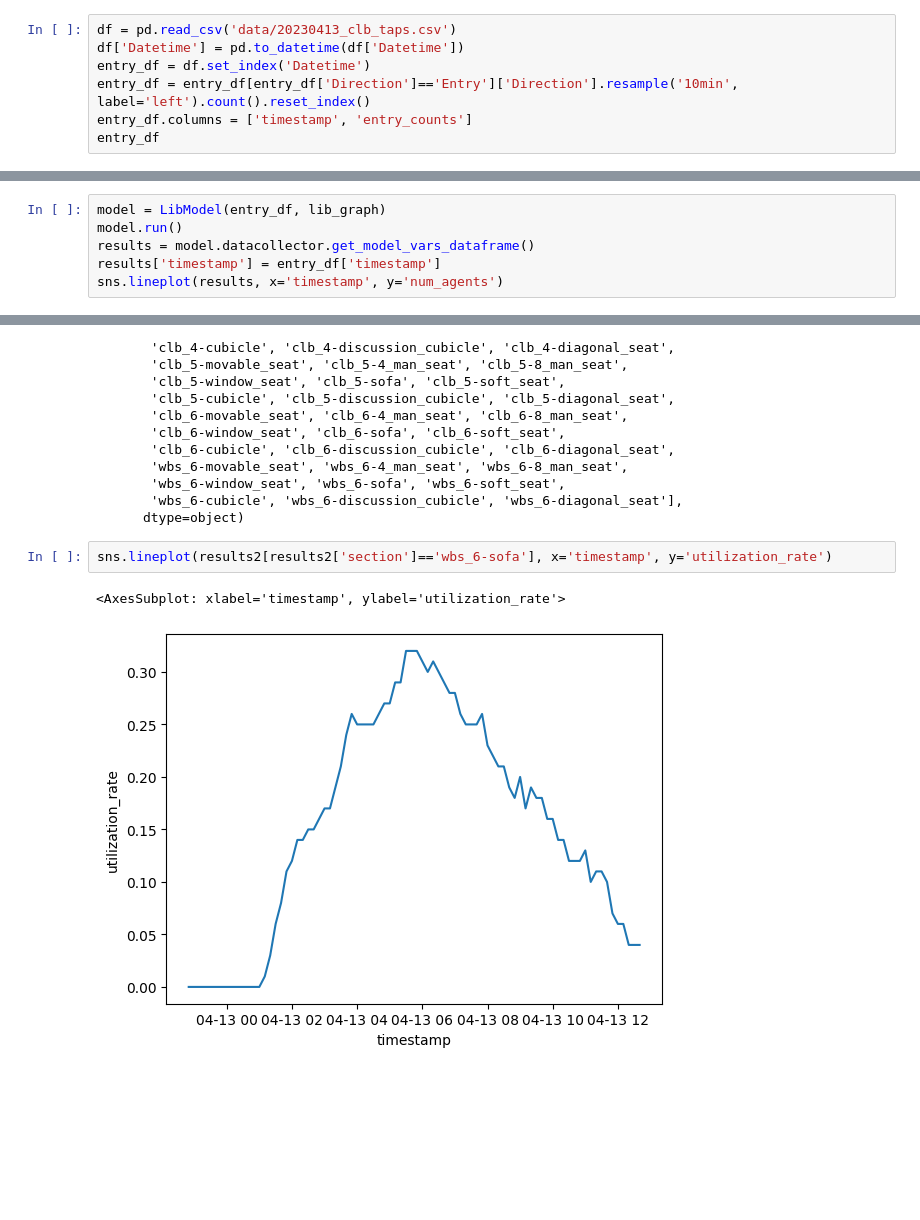
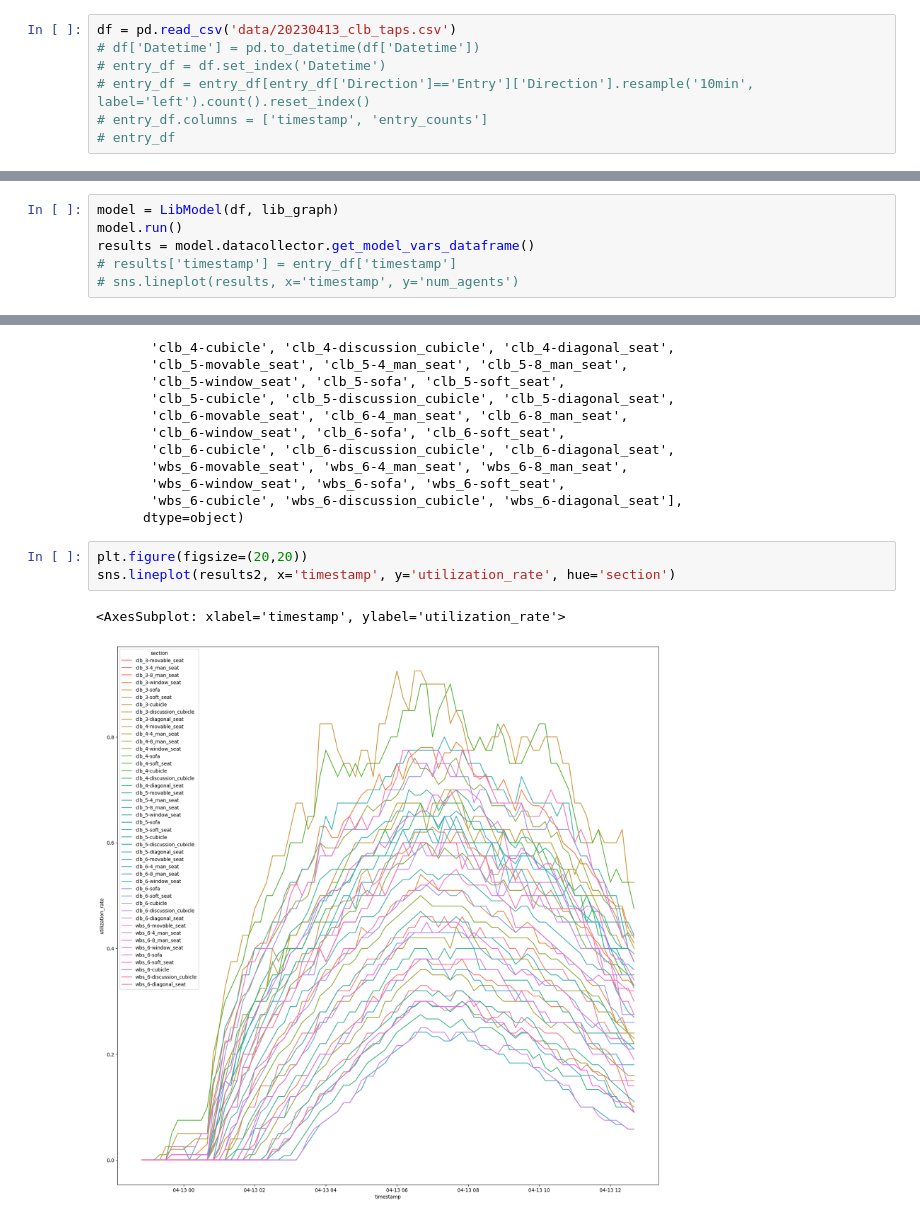
Before and after one commit to chriskbs/DSA3101, a Jupyter notebook: simulation-test.ipynb, the cells around one changed output, grey strips where cells are left out. Drawn from its saved outputs; the diff is of its cells as text; blank space fills up the shorter version.

Commit message:
Add simulation results visualizations based on updated preferences

```diff
--- a/simulation-test.ipynb
+++ b/simulation-test.ipynb
@@ -7,8 +7,8 @@ import matplotlib.pyplot as plt
 import networkx as nx
 # %%
 df = pd.read_csv('data/20230413_clb_taps.csv')
-df['Datetime'] = pd.to_datetime(df['Datetime'])
-entry_df = df.set_index('Datetime')
-entry_df = entry_df[entry_df['Direction']=='Entry']['Direction'].resample('10min',  label='left').count().reset_index()
-entry_df.columns = ['timestamp', 'entry_counts']
-entry_df
+# df['Datetime'] = pd.to_datetime(df['Datetime'])
+# entry_df = df.set_index('Datetime')
+# entry_df = entry_df[entry_df['Direction']=='Entry']['Direction'].resample('10min',  label='left').count().reset_index()
+# entry_df.columns = ['timestamp', 'entry_counts']
+# entry_df
@@ -41,9 +27,9 @@ lib_graph
 # %% [output]
 <networkx.classes.graph.Graph at 0x...>
 # %%
-model = LibModel(entry_df, lib_graph)
+model = LibModel(df, lib_graph)
 model.run()
 results = model.datacollector.get_model_vars_dataframe()
-results['timestamp'] = entry_df['timestamp']
-sns.lineplot(results, x='timestamp', y='num_agents')
+# results['timestamp'] = entry_df['timestamp']
+# sns.lineplot(results, x='timestamp', y='num_agents')
 # %% [output]
@@ -87,7 +77,8 @@ array(['clb_3-movable_seat', 'clb_3-4_man_seat', 'clb_3-8_man_seat',
        'wbs_6-cubicle', 'wbs_6-discussion_cubicle', 'wbs_6-diagonal_seat'],
       dtype=object)
 # %%
-sns.lineplot(results2[results2['section']=='wbs_6-sofa'], x='timestamp', y='utilization_rate')
+plt.figure(figsize=(20,20))
+sns.lineplot(results2, x='timestamp', y='utilization_rate', hue='section')
 # %% [output]
 <AxesSubplot: xlabel='timestamp', ylabel='utilization_rate'>
-[figure, old version]
+[figure, new version]
```
Also changed, not shown: parts of 8 cells of this notebook.
